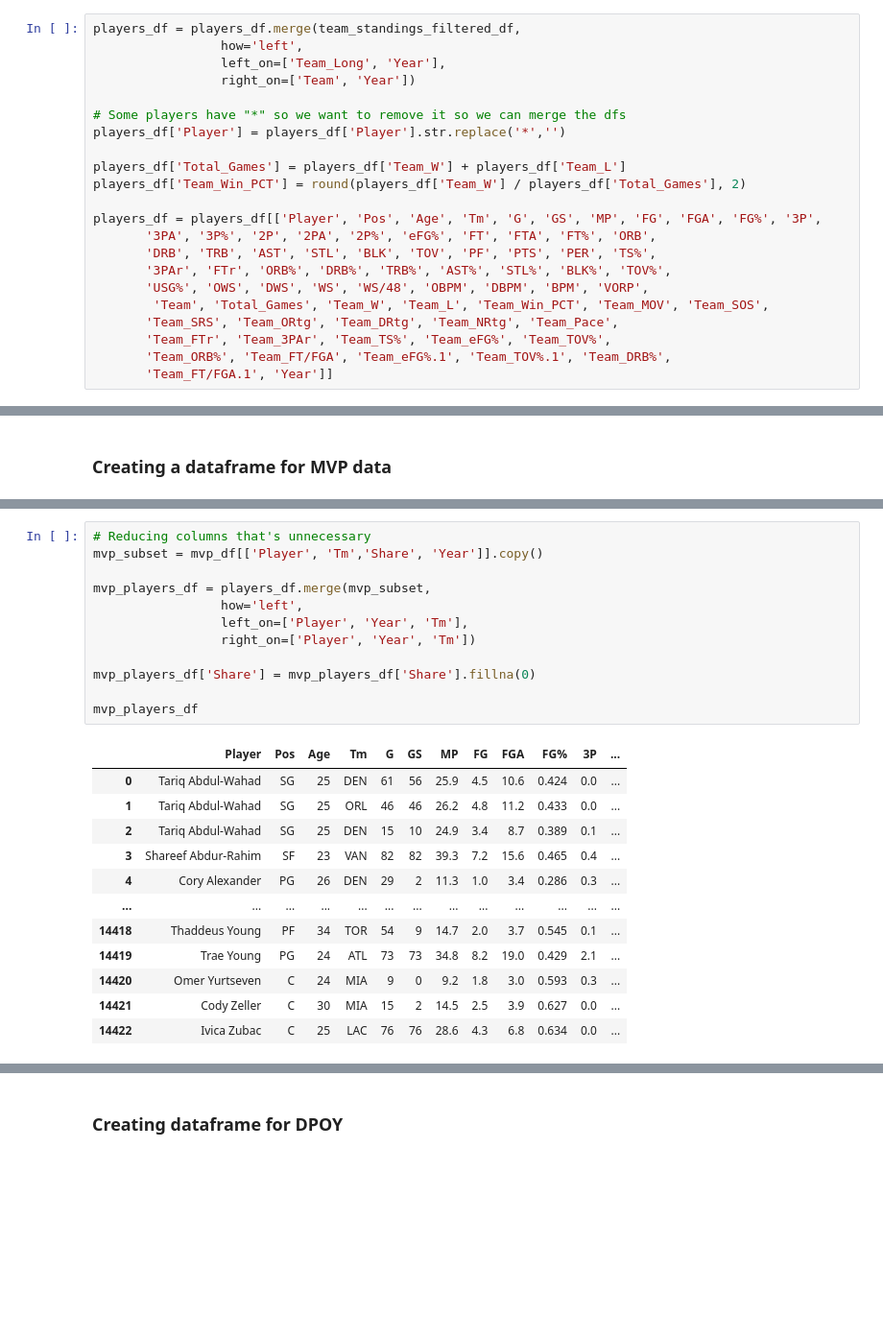
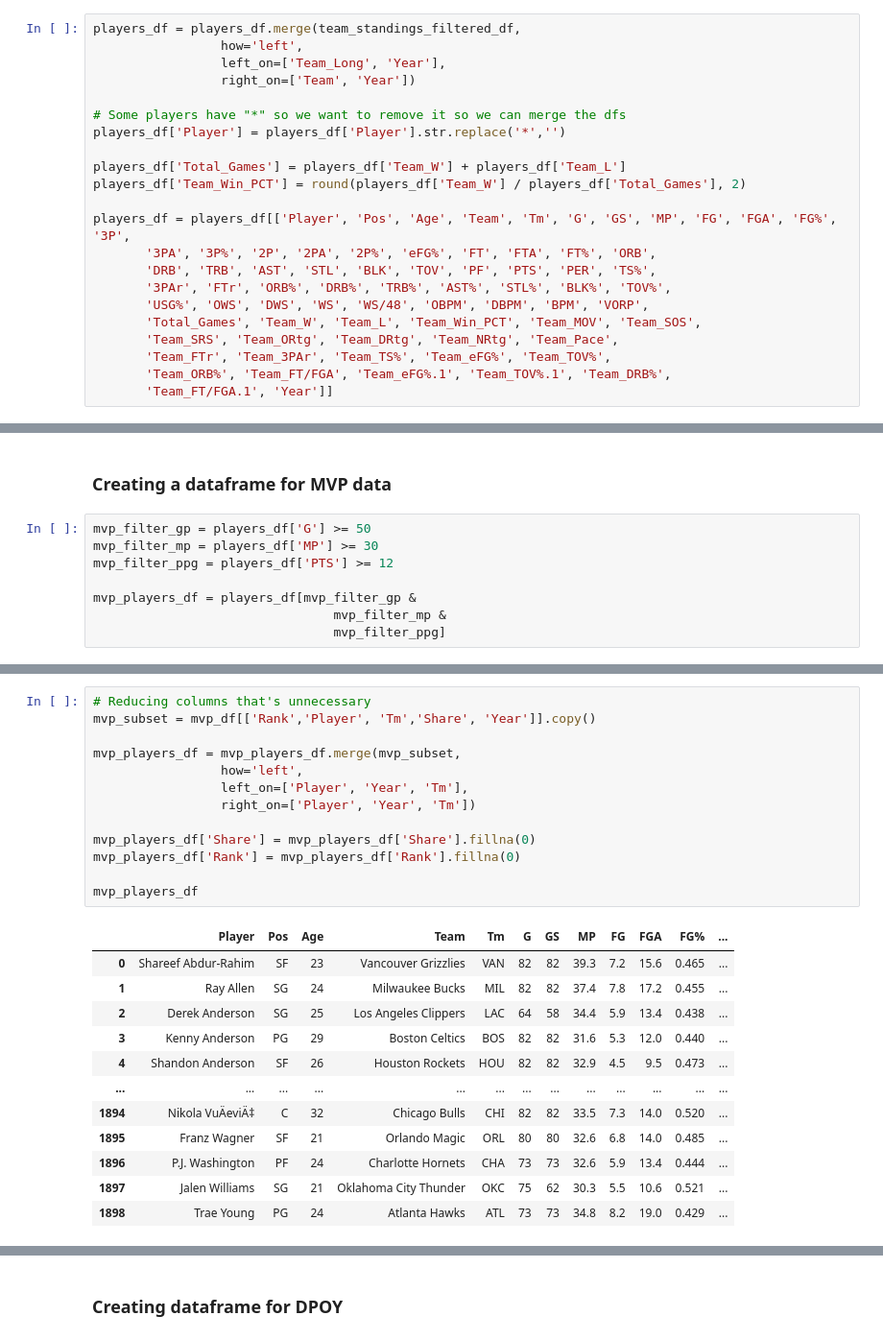
Before and after one commit to Th-N/NBA_award_predictions, a Jupyter notebook: Exploratory_data_analysis.ipynb, the cells around one changed output, grey strips where cells are left out. Shown: that part at 96% size. Saved outputs shown, nothing was run; the diff lists cells and outputs as text; blank space fills up the shorter version.

```diff
--- a/Exploratory_data_analysis.ipynb
+++ b/Exploratory_data_analysis.ipynb
@@ -190,12 +190,12 @@ players_df['Player'] = players_df['Player'].str.replace('*','')
 players_df['Total_Games'] = players_df['Team_W'] + players_df['Team_L']
 players_df['Team_Win_PCT'] = round(players_df['Team_W'] / players_df['Total_Games'], 2)
 
-players_df = players_df[['Player', 'Pos', 'Age', 'Tm', 'G', 'GS', 'MP', 'FG', 'FGA', 'FG%', '3P',
+players_df = players_df[['Player', 'Pos', 'Age', 'Team', 'Tm', 'G', 'GS', 'MP', 'FG', 'FGA', 'FG%', '3P',
        '3PA', '3P%', '2P', '2PA', '2P%', 'eFG%', 'FT', 'FTA', 'FT%', 'ORB',
        'DRB', 'TRB', 'AST', 'STL', 'BLK', 'TOV', 'PF', 'PTS', 'PER', 'TS%',
        '3PAr', 'FTr', 'ORB%', 'DRB%', 'TRB%', 'AST%', 'STL%', 'BLK%', 'TOV%',
        'USG%', 'OWS', 'DWS', 'WS', 'WS/48', 'OBPM', 'DBPM', 'BPM', 'VORP',
-        'Team', 'Total_Games', 'Team_W', 'Team_L', 'Team_Win_PCT', 'Team_MOV', 'Team_SOS',
+       'Total_Games', 'Team_W', 'Team_L', 'Team_Win_PCT', 'Team_MOV', 'Team_SOS',
        'Team_SRS', 'Team_ORtg', 'Team_DRtg', 'Team_NRtg', 'Team_Pace',
        'Team_FTr', 'Team_3PAr', 'Team_TS%', 'Team_eFG%', 'Team_TOV%',
        'Team_ORB%', 'Team_FT/FGA', 'Team_eFG%.1', 'Team_TOV%.1', 'Team_DRB%',
@@ -297,2 +261,10 @@ mvp_df[mvp_df['Year'] == 2002]
 # %% [markdown]
 ### Creating a dataframe for MVP data
+# %%
+mvp_filter_gp = players_df['G'] >= 50
+mvp_filter_mp = players_df['MP'] >= 30
+mvp_filter_ppg = players_df['PTS'] >= 12
+
+mvp_players_df = players_df[mvp_filter_gp &
+                                mvp_filter_mp &
+                                mvp_filter_ppg]
@@ -299,25 +275,26 @@ mvp_df[mvp_df['Year'] == 2002]
 # %%
 # Reducing columns that's unnecessary
-mvp_subset = mvp_df[['Player', 'Tm','Share', 'Year']].copy()
+mvp_subset = mvp_df[['Rank','Player', 'Tm','Share', 'Year']].copy()
 
-mvp_players_df = players_df.merge(mvp_subset,
+mvp_players_df = mvp_players_df.merge(mvp_subset,
                  how='left',
                  left_on=['Player', 'Year', 'Tm'],
                  right_on=['Player', 'Year', 'Tm'])
 
 mvp_players_df['Share'] = mvp_players_df['Share'].fillna(0)
+mvp_players_df['Rank'] = mvp_players_df['Rank'].fillna(0)
 
 mvp_players_df
 # %% [output]
-|  | Player | Pos | Age | Tm | G | GS | MP | FG | FGA | FG% | 3P | ... |
-| 0 | Tariq Abdul-Wahad | SG | 25 | DEN | 61 | 56 | 25.9 | 4.5 | 10.6 | 0.424 | 0.0 | ... |
-| 1 | Tariq Abdul-Wahad | SG | 25 | ORL | 46 | 46 | 26.2 | 4.8 | 11.2 | 0.433 | 0.0 | ... |
-| 2 | Tariq Abdul-Wahad | SG | 25 | DEN | 15 | 10 | 24.9 | 3.4 | 8.7 | 0.389 | 0.1 | ... |
-| 3 | Shareef Abdur-Rahim | SF | 23 | VAN | 82 | 82 | 39.3 | 7.2 | 15.6 | 0.465 | 0.4 | ... |
-| 4 | Cory Alexander | PG | 26 | DEN | 29 | 2 | 11.3 | 1.0 | 3.4 | 0.286 | 0.3 | ... |
+|  | Player | Pos | Age | Team | Tm | G | GS | MP | FG | FGA | FG% | ... |
+| 0 | Shareef Abdur-Rahim | SF | 23 | Vancouver Grizzlies | VAN | 82 | 82 | 39.3 | 7.2 | 15.6 | 0.465 | ... |
+| 1 | Ray Allen | SG | 24 | Milwaukee Bucks | MIL | 82 | 82 | 37.4 | 7.8 | 17.2 | 0.455 | ... |
+| 2 | Derek Anderson | SG | 25 | Los Angeles Clippers | LAC | 64 | 58 | 34.4 | 5.9 | 13.4 | 0.438 | ... |
+| 3 | Kenny Anderson | PG | 29 | Boston Celtics | BOS | 82 | 82 | 31.6 | 5.3 | 12.0 | 0.440 | ... |
+| 4 | Shandon Anderson | SF | 26 | Houston Rockets | HOU | 82 | 82 | 32.9 | 4.5 | 9.5 | 0.473 | ... |
 | ... | ... | ... | ... | ... | ... | ... | ... | ... | ... | ... | ... | ... |
-| 14418 | Thaddeus Young | PF | 34 | TOR | 54 | 9 | 14.7 | 2.0 | 3.7 | 0.545 | 0.1 | ... |
-| 14419 | Trae Young | PG | 24 | ATL | 73 | 73 | 34.8 | 8.2 | 19.0 | 0.429 | 2.1 | ... |
-| 14420 | Omer Yurtseven | C | 24 | MIA | 9 | 0 | 9.2 | 1.8 | 3.0 | 0.593 | 0.3 | ... |
-| 14421 | Cody Zeller | C | 30 | MIA | 15 | 2 | 14.5 | 2.5 | 3.9 | 0.627 | 0.0 | ... |
-| 14422 | Ivica Zubac | C | 25 | LAC | 76 | 76 | 28.6 | 4.3 | 6.8 | 0.634 | 0.0 | ... |
+| 1894 | Nikola VuÄeviÄ‡ | C | 32 | Chicago Bulls | CHI | 82 | 82 | 33.5 | 7.3 | 14.0 | 0.520 | ... |
+| 1895 | Franz Wagner | SF | 21 | Orlando Magic | ORL | 80 | 80 | 32.6 | 6.8 | 14.0 | 0.485 | ... |
+| 1896 | P.J. Washington | PF | 24 | Charlotte Hornets | CHA | 73 | 73 | 32.6 | 5.9 | 13.4 | 0.444 | ... |
+| 1897 | Jalen Williams | SG | 21 | Oklahoma City Thunder | OKC | 75 | 62 | 30.3 | 5.5 | 10.6 | 0.521 | ... |
+| 1898 | Trae Young | PG | 24 | Atlanta Hawks | ATL | 73 | 73 | 34.8 | 8.2 | 19.0 | 0.429 | ... |
```
Also changed, not shown: parts of 21 cells of this notebook.
